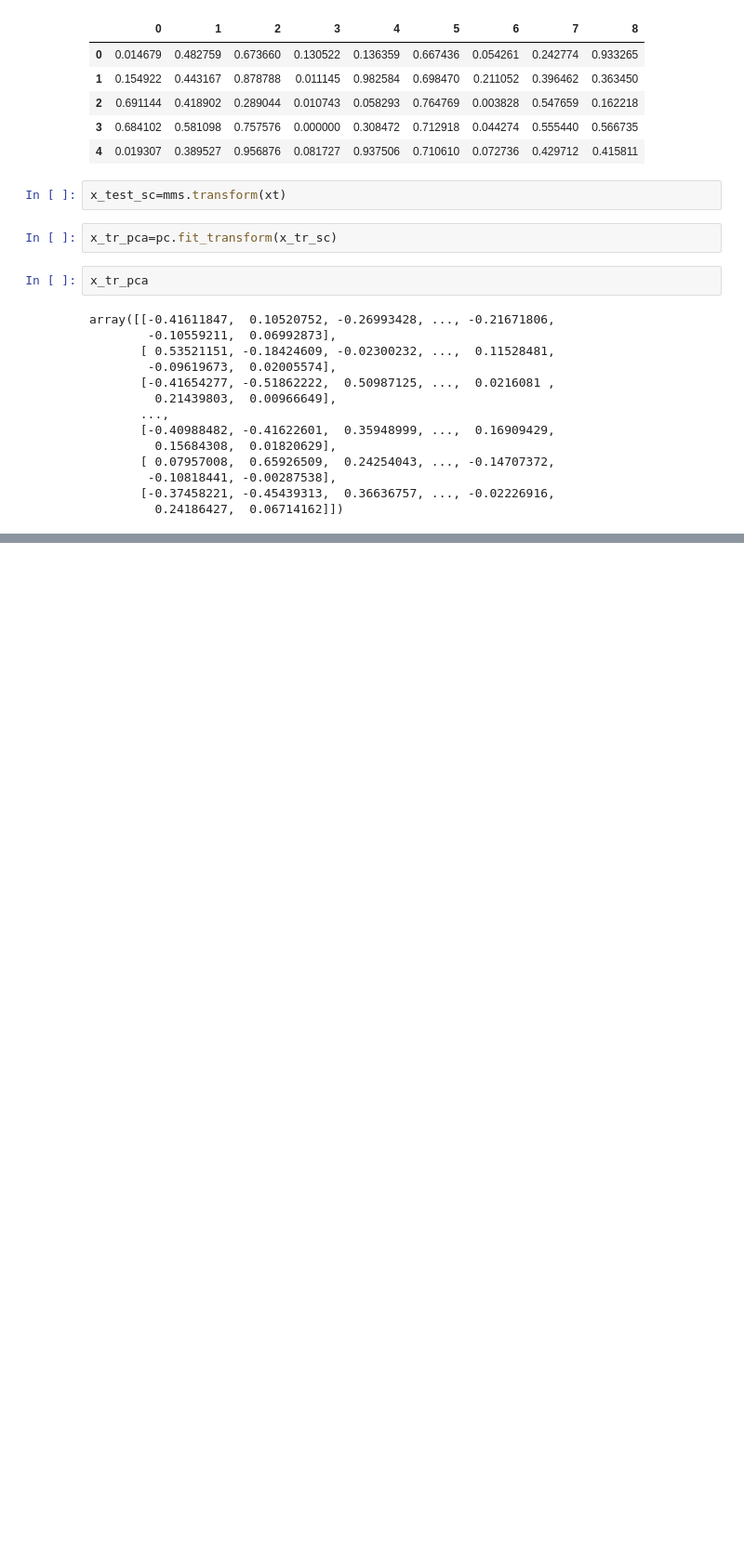
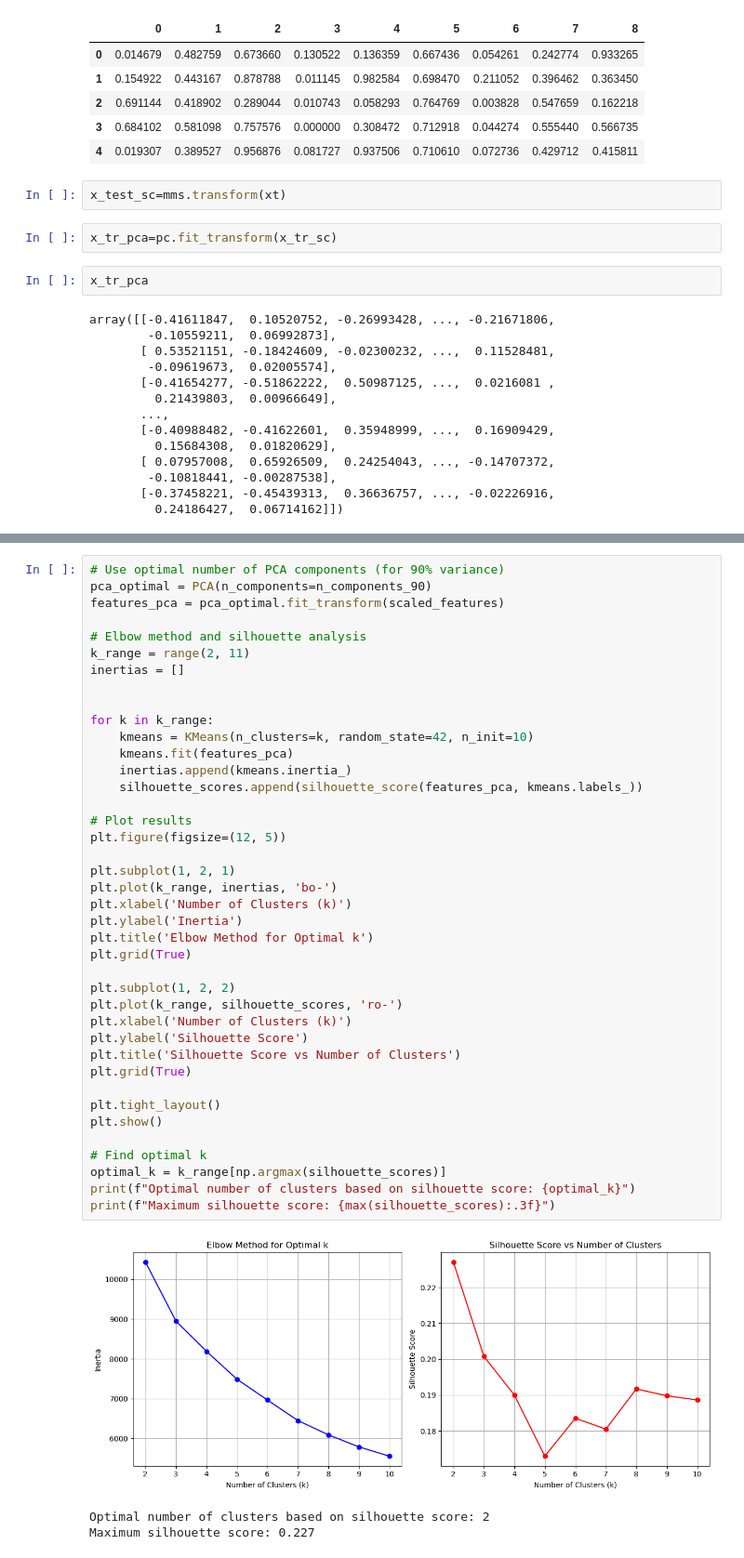
Before and after one commit to ankurgoyal9/aiml, a Jupyter notebook: 02 Machine Learning/Project/Cohort of Songs/Cohort of Songs.ipynb, the cells around one changed output, grey strips where cells are left out. Shown at 93% size. Drawn from its saved outputs; the diff is of its cells as text; blank space fills up the shorter version.

```diff
--- a/02 Machine Learning/Project/Cohort of Songs/Cohort of Songs.ipynb
+++ b/02 Machine Learning/Project/Cohort of Songs/Cohort of Songs.ipynb
@@ -407,0 +485,44 @@ array([0.38486743, 0.18267241, 0.16165567, 0.09503082, 0.06657296,
+# %%
+# Use optimal number of PCA components (for 90% variance)
+pca_optimal = PCA(n_components=n_components_90)
+features_pca = pca_optimal.fit_transform(scaled_features)
+
+# Elbow method and silhouette analysis
+k_range = range(2, 11)
+inertias = []
+
+
+for k in k_range:
+    kmeans = KMeans(n_clusters=k, random_state=42, n_init=10)
+    kmeans.fit(features_pca)
+    inertias.append(kmeans.inertia_)
+    silhouette_scores.append(silhouette_score(features_pca, kmeans.labels_))
+
+# Plot results
+plt.figure(figsize=(12, 5))
+
+plt.subplot(1, 2, 1)
+plt.plot(k_range, inertias, 'bo-')
+plt.xlabel('Number of Clusters (k)')
+plt.ylabel('Inertia')
+plt.title('Elbow Method for Optimal k')
+plt.grid(True)
+
+plt.subplot(1, 2, 2)
+plt.plot(k_range, silhouette_scores, 'ro-')
+plt.xlabel('Number of Clusters (k)')
+plt.ylabel('Silhouette Score')
+plt.title('Silhouette Score vs Number of Clusters')
+plt.grid(True)
+
+plt.tight_layout()
+plt.show()
+
+# Find optimal k
+optimal_k = k_range[np.argmax(silhouette_scores)]
+print(f"Optimal number of clusters based on silhouette score: {optimal_k}")
+print(f"Maximum silhouette score: {max(silhouette_scores):.3f}")
+# %% [output]
+[figure, added]
+Optimal number of clusters based on silhouette score: 2
+Maximum silhouette score: 0.227
```
Also changed, not shown: parts of 11 cells of this notebook.
